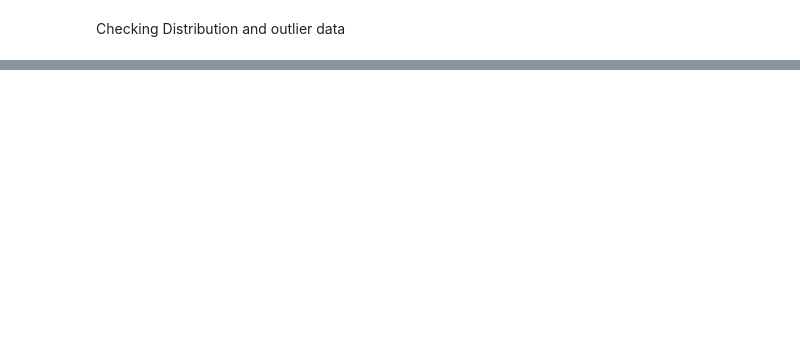
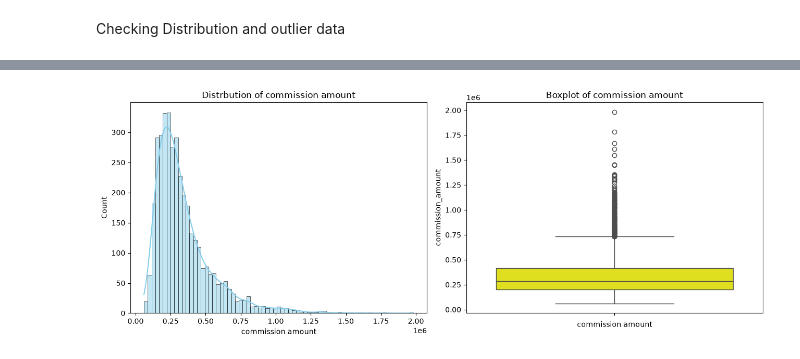
Before and after one commit to hlmtssilvia/Real_Estate_Analytics_Project, a Jupyter notebook: Notebook/Sales_Performance_Analysis.ipynb, the cells around one changed output, grey strips where cells are left out. Drawn from its saved outputs; the diff is of its cells as text; code cells hidden in the pictures; blank space fills up the shorter version.

```diff
--- a/Notebook/Sales_Performance_Analysis.ipynb
+++ b/Notebook/Sales_Performance_Analysis.ipynb
@@ -150,0 +117,24 @@ rev_by_month[rev_by_month['deal_year']==2022]
+# %%
+fig, axes = plt.subplots(1,2,figsize = (13,5))
+
+#histogram
+sns.histplot(data = df_transaction['commission_amount'],
+            kde = True,
+            color = 'skyblue',
+            ax = axes[0]
+)
+axes[0].set_title('Distrbution of commission amount')
+axes[0].set_xlabel('commission amount')
+
+#Boxplot
+sns.boxplot(data = df_transaction['commission_amount'],
+            color = 'yellow',
+            ax = axes[1]
+)
+axes[1].set_title('Boxplot of commission amount')
+axes[1].set_xlabel('commission amount')
+
+plt.tight_layout()
+plt.show()
+# %% [output]
+[figure, added]
```
Also changed, not shown: parts of 26 cells of this notebook.
